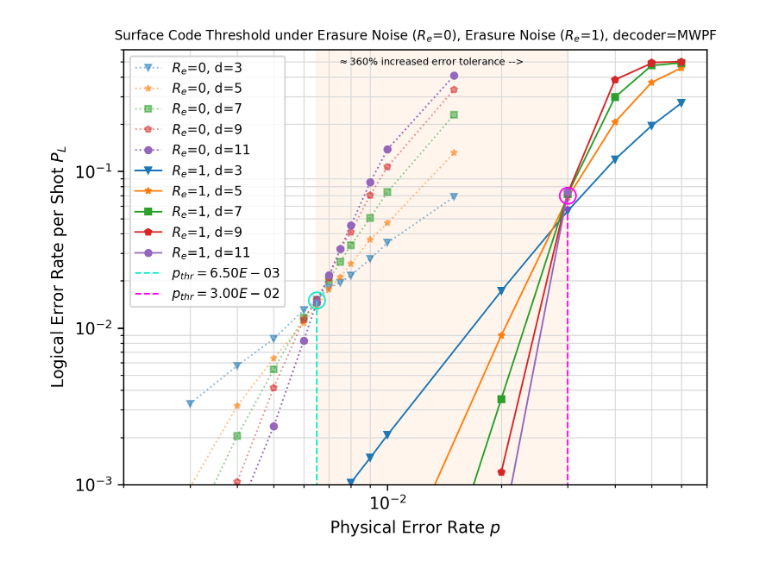
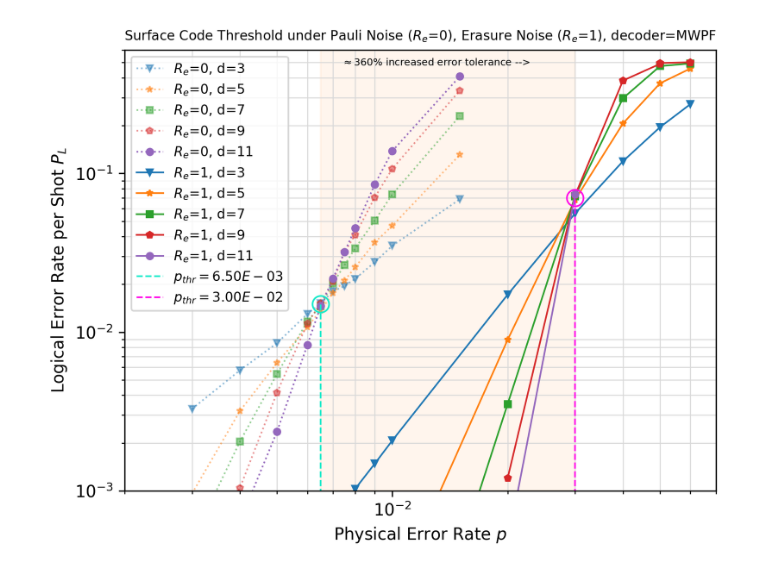
Before and after one commit to leigh-johnson/C191A-qubit-minesweeper, a Jupyter notebook: notebooks/fig1.ipynb, the cells around one changed output. Drawn from its saved outputs; the diff is of its cells as text; code cells hidden in the pictures.

```diff
--- a/notebooks/fig1.ipynb
+++ b/notebooks/fig1.ipynb
@@ -556,7 +556,7 @@ ax.loglog()
 ax.set_ylim(1e-3, 6e-1)
 ax.set_xlim(2e-3, 0.7e-1)
 ax.set_title(
-    r"Surface Code Threshold under Erasure Noise ($R_e$=0), Erasure Noise ($R_e$=1), decoder=MWPF",
+    r"Surface Code Threshold under Pauli Noise ($R_e$=0), Erasure Noise ($R_e$=1), decoder=MWPF",
     fontdict=dict(fontsize=8),
 )
 
@@ -589,31 +589,31 @@ ax.plot(
     pthr_upper[1],
     "o",
     label="_nolegend_",
     fillstyle="none",
     markersize=10,
     color="xkcd:bright magenta",
 )
 ax.vlines(
     x=pthr_upper[0],
     ymin=0,
     ymax=pthr_upper[1],
     color="xkcd:bright magenta",
     linestyle="--",
     label="$p_{thr}$" + f"$={pthr_upper[0]:.2E}$",
 )
 ax.legend(fontsize=8)
 axins.legend(fontsize=8)
 
 ax.axvspan(pthr_lower[0], pthr_upper[0], color="peachpuff", alpha=0.25)
 ax.text(
     1.3e-2,
     5e-1,
     r"$\approx 360\%$ increased error tolerance -->",
     ha="center",
     va="center",
     fontsize=6,
 )
 fig.set_dpi(FIG_DPI)
 plt.savefig("../poster/images/pthr_best_summary.png", bbox_inches="tight", dpi=FIG_DPI)
 # %% [output]
-[figure, old version]
+[figure, new version]
```
Also changed, not shown: parts of 4 cells of this notebook, 13 other files.
